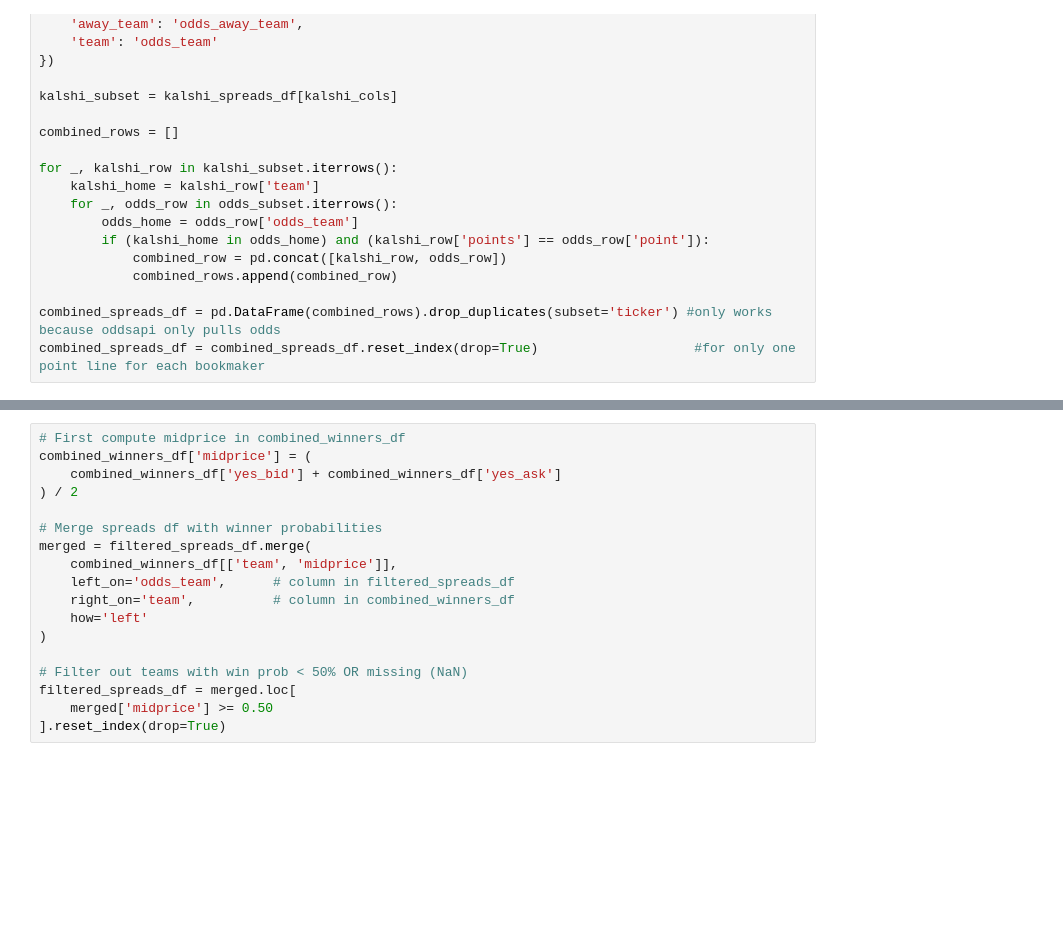
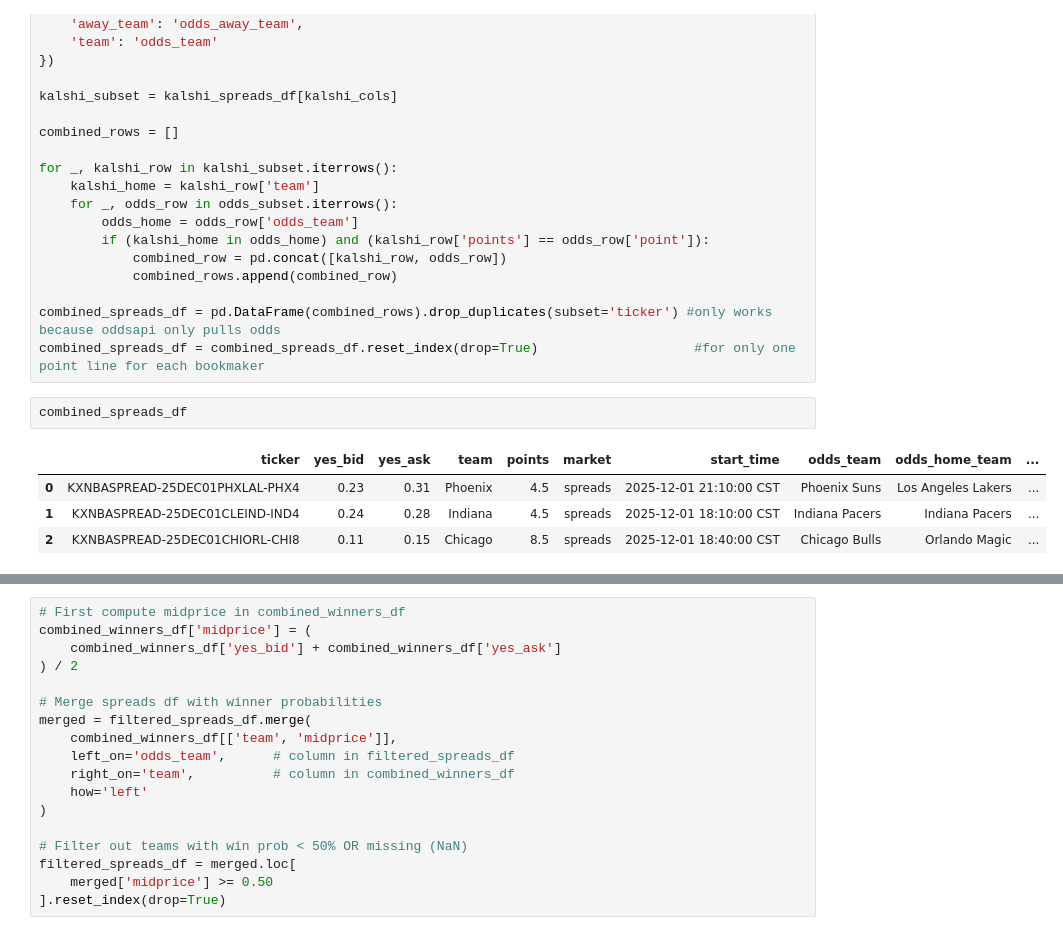
Before and after one commit to bassuaz24/kalshi_bets, a Jupyter notebook: jupyter_archive/cbb_data_analysis.ipynb, the cells around one changed output, grey strips where cells are left out. Saved outputs shown, nothing was run; the diff lists cells and outputs as text; blank space fills up the shorter version.

```diff
--- a/jupyter_archive/cbb_data_analysis.ipynb
+++ b/jupyter_archive/cbb_data_analysis.ipynb
@@ -501,6 +565,13 @@ for _, kalshi_row in kalshi_subset.iterrows():
 
 combined_spreads_df = pd.DataFrame(combined_rows).drop_duplicates(subset='ticker') #only works because oddsapi only pulls odds
 combined_spreads_df = combined_spreads_df.reset_index(drop=True)                    #for only one point line for each bookmaker
+# %%
+combined_spreads_df
+# %% [output]
+|  | ticker | yes_bid | yes_ask | team | points | market | start_time | odds_team | odds_home_team | ... |
+| 0 | KXNBASPREAD-25DEC01PHXLAL-PHX4 | 0.23 | 0.31 | Phoenix | 4.5 | spreads | 2025-12-01 21:10:00 CST | Phoenix Suns | Los Angeles Lakers | ... |
+| 1 | KXNBASPREAD-25DEC01CLEIND-IND4 | 0.24 | 0.28 | Indiana | 4.5 | spreads | 2025-12-01 18:10:00 CST | Indiana Pacers | Indiana Pacers | ... |
+| 2 | KXNBASPREAD-25DEC01CHIORL-CHI8 | 0.11 | 0.15 | Chicago | 8.5 | spreads | 2025-12-01 18:40:00 CST | Chicago Bulls | Orlando Magic | ... |
 # %%
 EDGE = 0.01
 KELLY_UPPERBOUND = 1
```
Also changed, not shown: parts of 11 cells of this notebook, 15 other files.
